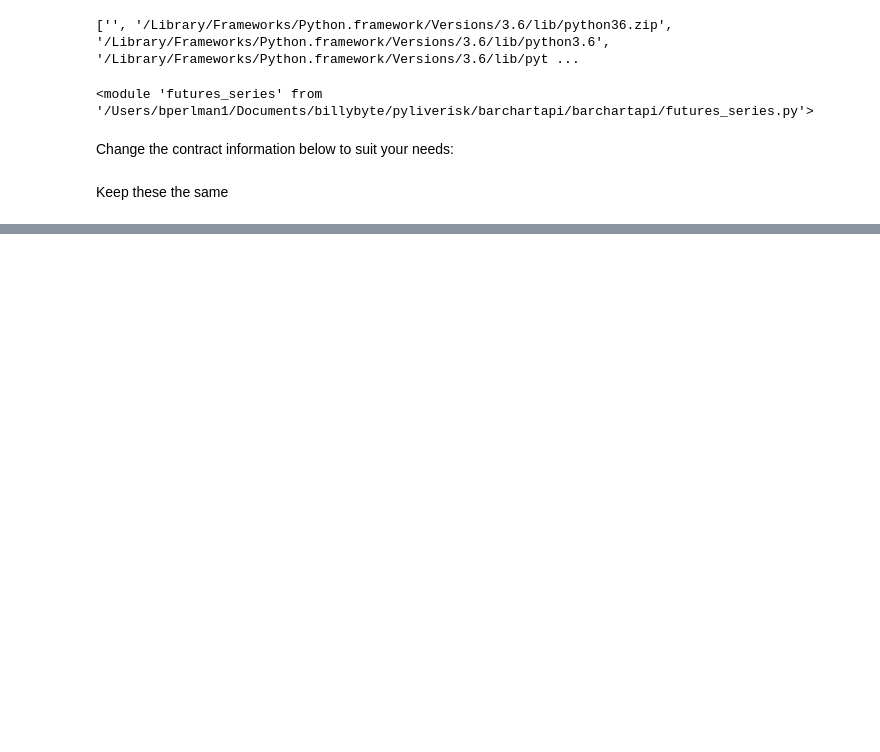
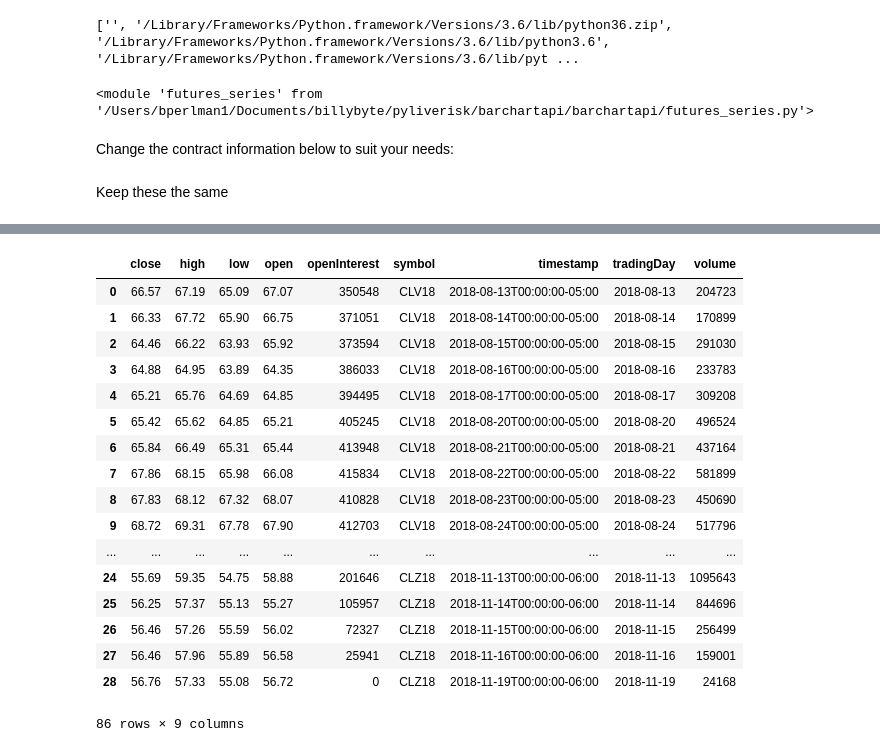
Before and after one commit to bgithub1/barchartapi, a Jupyter notebook: barchartapi/futures_series.ipynb, the cells around one changed output, grey strips where cells are left out. Cells and saved outputs as stored; diff of their text form; code cells hidden in the pictures; blank space fills up the shorter version.

Commit message:
get_history_stocks.ipynb,futures_series.ipynb,get_stock_correlations.ipynb

```diff
--- a/barchartapi/futures_series.ipynb
+++ b/barchartapi/futures_series.ipynb
@@ -27,8 +27,10 @@ reload(futs)
 # %% [markdown]
 Change the contract information below to suit your needs:
 # %%
+# api_key_type_prefix = 'paid'
+api_key_type_prefix = 'free'
 temp_folder = './temp_folder'
-api_key = open(f'{temp_folder}/paid_api_key.txt','r').read()
+api_key = open(f'{temp_folder}/{api_key_type_prefix}_api_key.txt','r').read()
 commodity = 'CL'
 # %% [markdown]
 Keep these the same
@@ -92,0 +115,3 @@ Barchart OnDemand Client: http://ondemand.websol.barchart.com/
+# %%
+fc = futs.FuturesSeries(api_key, 'CL', '201801', '201812', 'daily', 1, 'free_url',logger)
+fc.get_contracts(trading_days_to_get=40,month_code_list=None)
@@ -92,0 +122,21 @@ Barchart OnDemand Client: http://ondemand.websol.barchart.com/
+# %%
+fc.df_final
+# %% [output]
+|  | close | high | low | open | openInterest | symbol | timestamp | tradingDay | volume |
+| 0 | 66.57 | 67.19 | 65.09 | 67.07 | 350548 | CLV18 | 2018-08-13T00:00:00-05:00 | 2018-08-13 | 204723 |
+| 1 | 66.33 | 67.72 | 65.90 | 66.75 | 371051 | CLV18 | 2018-08-14T00:00:00-05:00 | 2018-08-14 | 170899 |
+| 2 | 64.46 | 66.22 | 63.93 | 65.92 | 373594 | CLV18 | 2018-08-15T00:00:00-05:00 | 2018-08-15 | 291030 |
+| 3 | 64.88 | 64.95 | 63.89 | 64.35 | 386033 | CLV18 | 2018-08-16T00:00:00-05:00 | 2018-08-16 | 233783 |
+| 4 | 65.21 | 65.76 | 64.69 | 64.85 | 394495 | CLV18 | 2018-08-17T00:00:00-05:00 | 2018-08-17 | 309208 |
+| 5 | 65.42 | 65.62 | 64.85 | 65.21 | 405245 | CLV18 | 2018-08-20T00:00:00-05:00 | 2018-08-20 | 496524 |
+| 6 | 65.84 | 66.49 | 65.31 | 65.44 | 413948 | CLV18 | 2018-08-21T00:00:00-05:00 | 2018-08-21 | 437164 |
+| 7 | 67.86 | 68.15 | 65.98 | 66.08 | 415834 | CLV18 | 2018-08-22T00:00:00-05:00 | 2018-08-22 | 581899 |
+| 8 | 67.83 | 68.12 | 67.32 | 68.07 | 410828 | CLV18 | 2018-08-23T00:00:00-05:00 | 2018-08-23 | 450690 |
+| 9 | 68.72 | 69.31 | 67.78 | 67.90 | 412703 | CLV18 | 2018-08-24T00:00:00-05:00 | 2018-08-24 | 517796 |
+| ... | ... | ... | ... | ... | ... | ... | ... | ... | ... |
+| 24 | 55.69 | 59.35 | 54.75 | 58.88 | 201646 | CLZ18 | 2018-11-13T00:00:00-06:00 | 2018-11-13 | 1095643 |
+| 25 | 56.25 | 57.37 | 55.13 | 55.27 | 105957 | CLZ18 | 2018-11-14T00:00:00-06:00 | 2018-11-14 | 844696 |
+| 26 | 56.46 | 57.26 | 55.59 | 56.02 | 72327 | CLZ18 | 2018-11-15T00:00:00-06:00 | 2018-11-15 | 256499 |
+| 27 | 56.46 | 57.96 | 55.89 | 56.58 | 25941 | CLZ18 | 2018-11-16T00:00:00-06:00 | 2018-11-16 | 159001 |
+| 28 | 56.76 | 57.33 | 55.08 | 56.72 | 0 | CLZ18 | 2018-11-19T00:00:00-06:00 | 2018-11-19 | 24168 |
+86 rows × 9 columns
```
Also changed, not shown: parts of 3 cells of this notebook, 1 other file.
